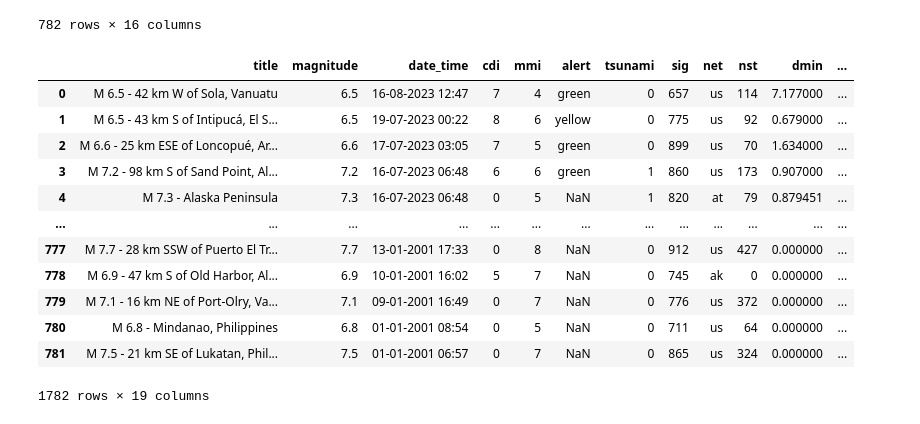
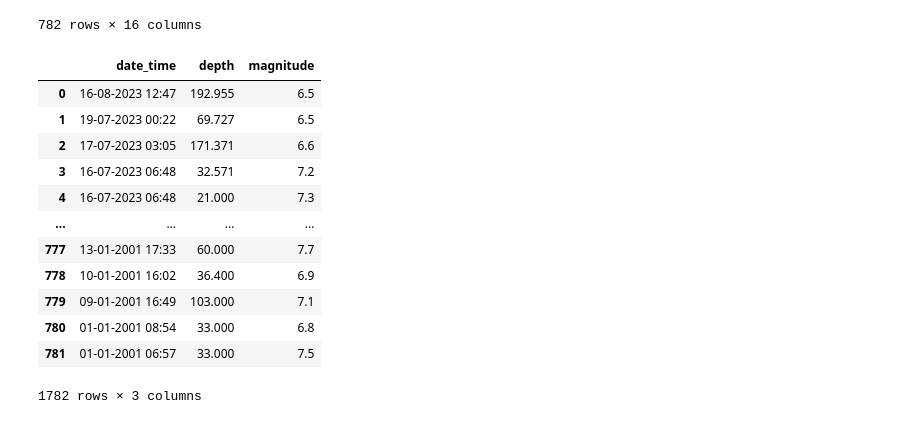
Before and after one commit to BunnyBea83/DSD_Earthquake_Presentation, a Jupyter notebook: joe.ipynb, the cells around one changed output. Cells and saved outputs as stored; diff of their text form; code cells hidden in the pictures.

```diff
--- a/joe.ipynb
+++ b/joe.ipynb
@@ -60,19 +90,22 @@ eq_data
 | 781 | M 7.5 - 21 km SE of Lukatan, Phil... | 7.5 | 01-01-2001 06:57 | 0 | 7 | 0 | 865 | us | 324 | 0.000 | 0.0 | ... |
 782 rows × 16 columns
 # %%
+# Data joining
+
 combined = pd.concat([eq_95_23,eq_data])
-combined.info()
+combined = combined[['date_time','depth', 'magnitude']]
+combined
 # %% [output]
-|  | title | magnitude | date_time | cdi | mmi | alert | tsunami | sig | net | nst | dmin | ... |
-| 0 | M 6.5 - 42 km W of Sola, Vanuatu | 6.5 | 16-08-2023 12:47 | 7 | 4 | green | 0 | 657 | us | 114 | 7.177000 | ... |
-| 1 | M 6.5 - 43 km S of Intipucá, El S... | 6.5 | 19-07-2023 00:22 | 8 | 6 | yellow | 0 | 775 | us | 92 | 0.679000 | ... |
-| 2 | M 6.6 - 25 km ESE of Loncopué, Ar... | 6.6 | 17-07-2023 03:05 | 7 | 5 | green | 0 | 899 | us | 70 | 1.634000 | ... |
-| 3 | M 7.2 - 98 km S of Sand Point, Al... | 7.2 | 16-07-2023 06:48 | 6 | 6 | green | 1 | 860 | us | 173 | 0.907000 | ... |
-| 4 | M 7.3 - Alaska Peninsula | 7.3 | 16-07-2023 06:48 | 0 | 5 | NaN | 1 | 820 | at | 79 | 0.879451 | ... |
-| ... | ... | ... | ... | ... | ... | ... | ... | ... | ... | ... | ... | ... |
-| 777 | M 7.7 - 28 km SSW of Puerto El Tr... | 7.7 | 13-01-2001 17:33 | 0 | 8 | NaN | 0 | 912 | us | 427 | 0.000000 | ... |
-| 778 | M 6.9 - 47 km S of Old Harbor, Al... | 6.9 | 10-01-2001 16:02 | 5 | 7 | NaN | 0 | 745 | ak | 0 | 0.000000 | ... |
-| 779 | M 7.1 - 16 km NE of Port-Olry, Va... | 7.1 | 09-01-2001 16:49 | 0 | 7 | NaN | 0 | 776 | us | 372 | 0.000000 | ... |
-| 780 | M 6.8 - Mindanao, Philippines | 6.8 | 01-01-2001 08:54 | 0 | 5 | NaN | 0 | 711 | us | 64 | 0.000000 | ... |
-| 781 | M 7.5 - 21 km SE of Lukatan, Phil... | 7.5 | 01-01-2001 06:57 | 0 | 7 | NaN | 0 | 865 | us | 324 | 0.000000 | ... |
+|  | date_time | depth | magnitude |
+| 0 | 16-08-2023 12:47 | 192.955 | 6.5 |
+| 1 | 19-07-2023 00:22 | 69.727 | 6.5 |
+| 2 | 17-07-2023 03:05 | 171.371 | 6.6 |
+| 3 | 16-07-2023 06:48 | 32.571 | 7.2 |
+| 4 | 16-07-2023 06:48 | 21.000 | 7.3 |
+| ... | ... | ... | ... |
+| 777 | 13-01-2001 17:33 | 60.000 | 7.7 |
+| 778 | 10-01-2001 16:02 | 36.400 | 6.9 |
+| 779 | 09-01-2001 16:49 | 103.000 | 7.1 |
+| 780 | 01-01-2001 08:54 | 33.000 | 6.8 |
+| 781 | 01-01-2001 06:57 | 33.000 | 7.5 |
-1782 rows × 19 columns
+1782 rows × 3 columns
```
Also changed, not shown: parts of 9 cells of this notebook.
